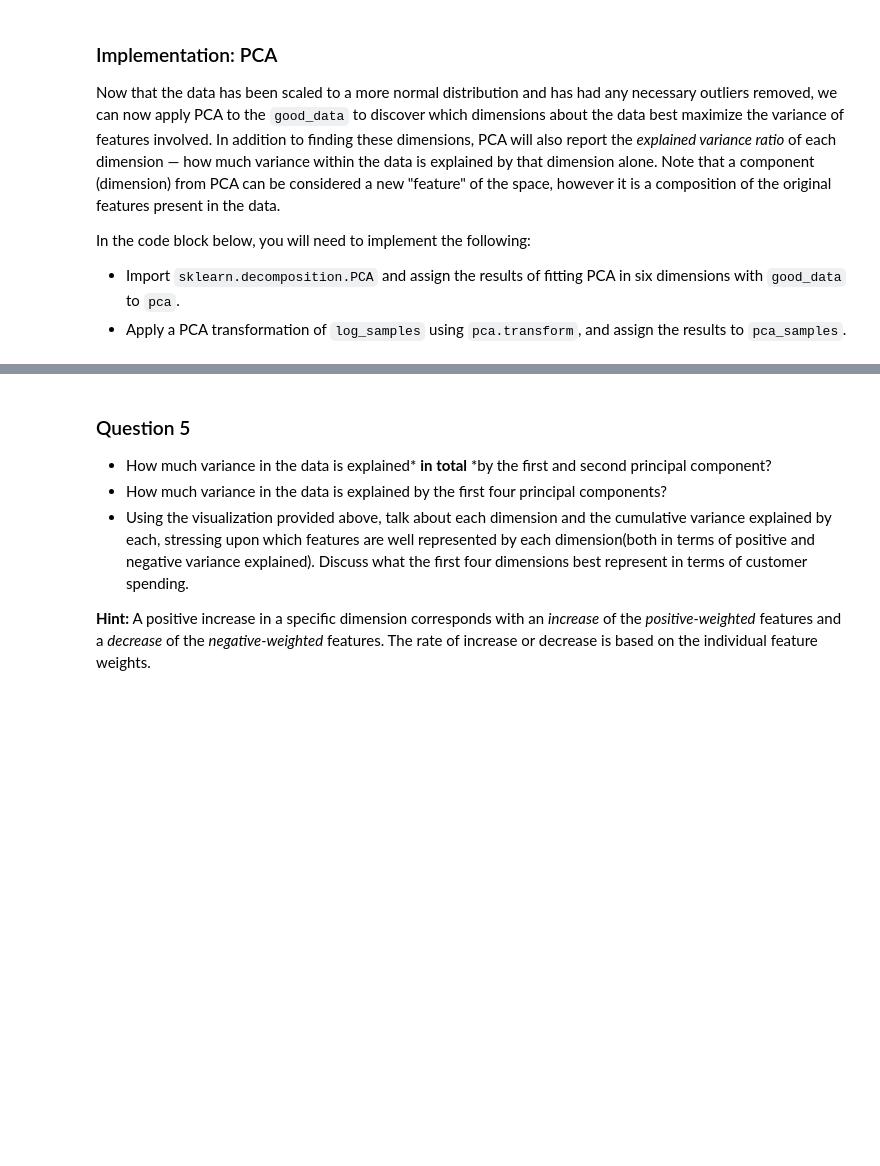
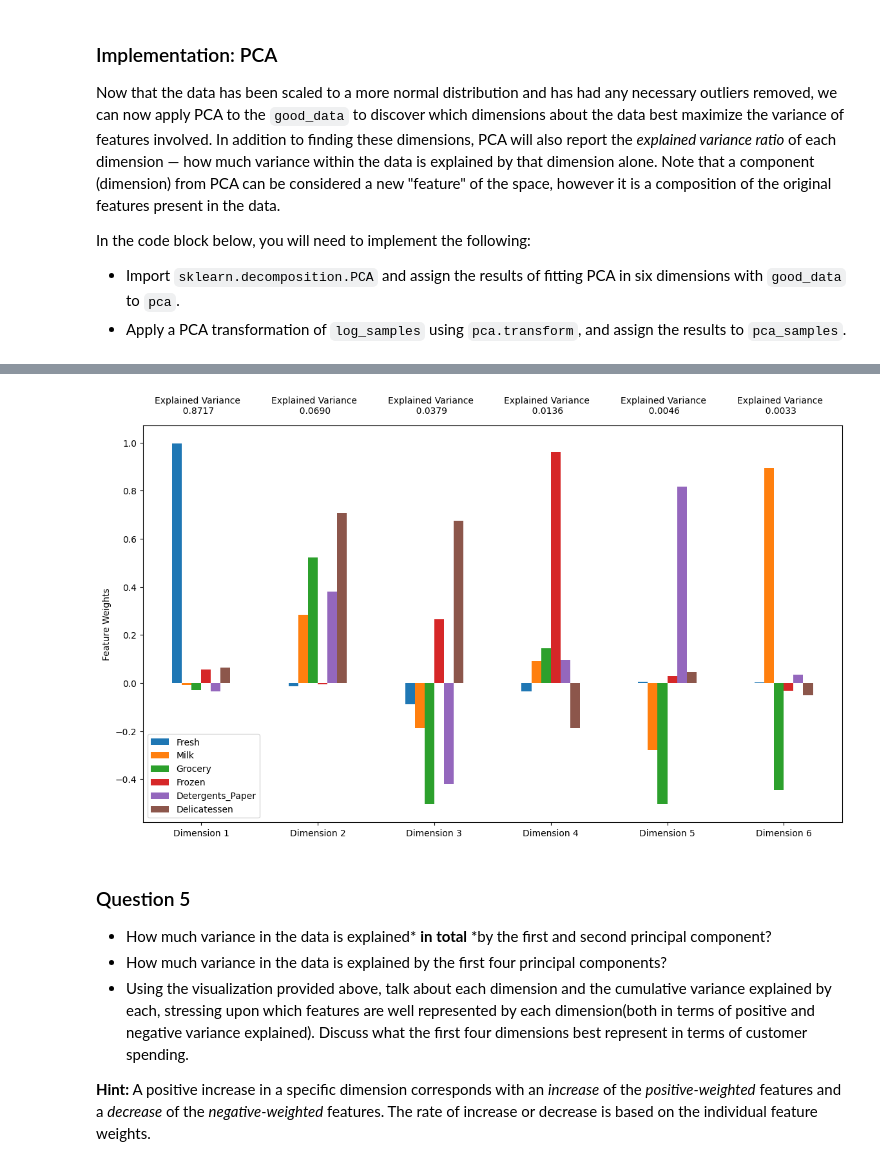
Before and after one commit to MostafaGmalFouda/Machine-learning-Project_3-DEPI-R4, a Jupyter notebook: customer_segments.ipynb, the cells around one changed output, grey strips where cells are left out. Drawn from its saved outputs; the diff is of its cells as text; code cells hidden in the pictures; blank space fills up the shorter version.

```diff
--- a/customer_segments.ipynb
+++ b/customer_segments.ipynb
@@ -588,3 +590,9 @@ Now that the data has been scaled to a more normal distribution and has had any
 In the code block below, you will need to implement the following:
  - Import `sklearn.decomposition.PCA` and assign the results of fitting PCA in six dimensions with `good_data` to `pca`.
  - Apply a PCA transformation of `log_samples` using `pca.transform`, and assign the results to `pca_samples`.
+# %%
+print("good_data columns:", good_data.columns)
+print("samples columns:", boxcox_samples.columns)
+# droping 'Total' column from good_data to implement pca
+good_data=good_data.drop('Total',axis=1)
+print("good_data columns:", good_data.columns)
@@ -591,12 +609,15 @@ In the code block below, you will need to implement the following:
 # %%
+from sklearn.decomposition import PCA
 # TODO: Apply PCA by fitting the good data with the same number of dimensions as features
-pca = None
-
+pca = PCA(n_components=6)
+pca.fit(good_data)
 # TODO: Transform log_samples using the PCA fit above
-pca_samples = None
+pca_samples = pca.transform(boxcox_samples)
 
 # Generate PCA results plot
 pca_results = vs.pca_results(good_data, pca)
+# %% [output]
+[figure, added]
 # %% [markdown]
 ### Question 5
 
```
Also changed, not shown: parts of 12 cells of this notebook.
